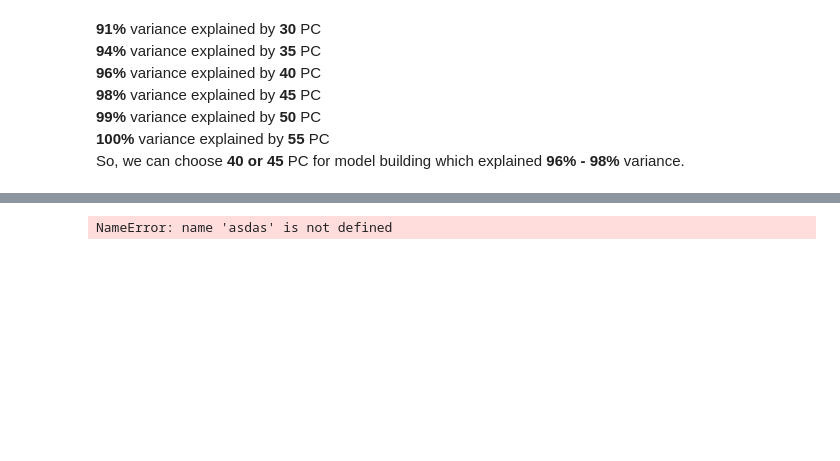
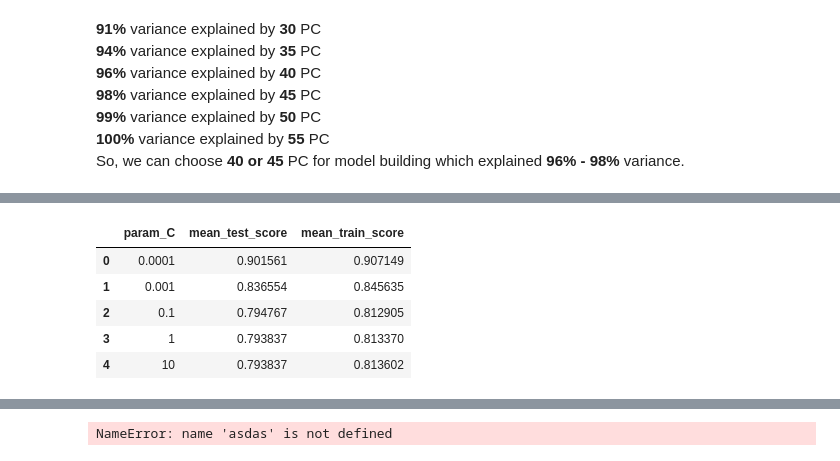
Before and after one commit to ppawar88/DSProject, a Jupyter notebook: Telecom Churn/Telecom Churn .ipynb, the cells around one changed output, grey strips where cells are left out. Saved outputs shown, nothing was run; the diff lists cells and outputs as text; code cells hidden in the pictures; blank space fills up the shorter version.

```diff
--- a/Telecom Churn/Telecom Churn .ipynb
+++ b/Telecom Churn/Telecom Churn .ipynb
@@ -662,3 +670,12 @@ GridSearchCV(cv=StratifiedKFold(n_splits=5, random_state=100, shuffle=True),
+# %%
+pd.DataFrame(model_cv.cv_results_)[['param_C','mean_test_score','mean_train_score']]
+# %% [output]
+|  | param_C | mean_test_score | mean_train_score |
+| 0 | 0.0001 | 0.901561 | 0.907149 |
+| 1 | 0.001 | 0.836554 | 0.845635 |
+| 2 | 0.1 | 0.794767 | 0.812905 |
+| 3 | 1 | 0.793837 | 0.813370 |
+| 4 | 10 | 0.793837 | 0.813602 |
 # %%
 lrScore = pd.DataFrame(model_cv.cv_results_)
 lrScore[['param_C','mean_test_score','mean_train_score']]
```
Also changed, not shown: parts of 21 cells of this notebook.
